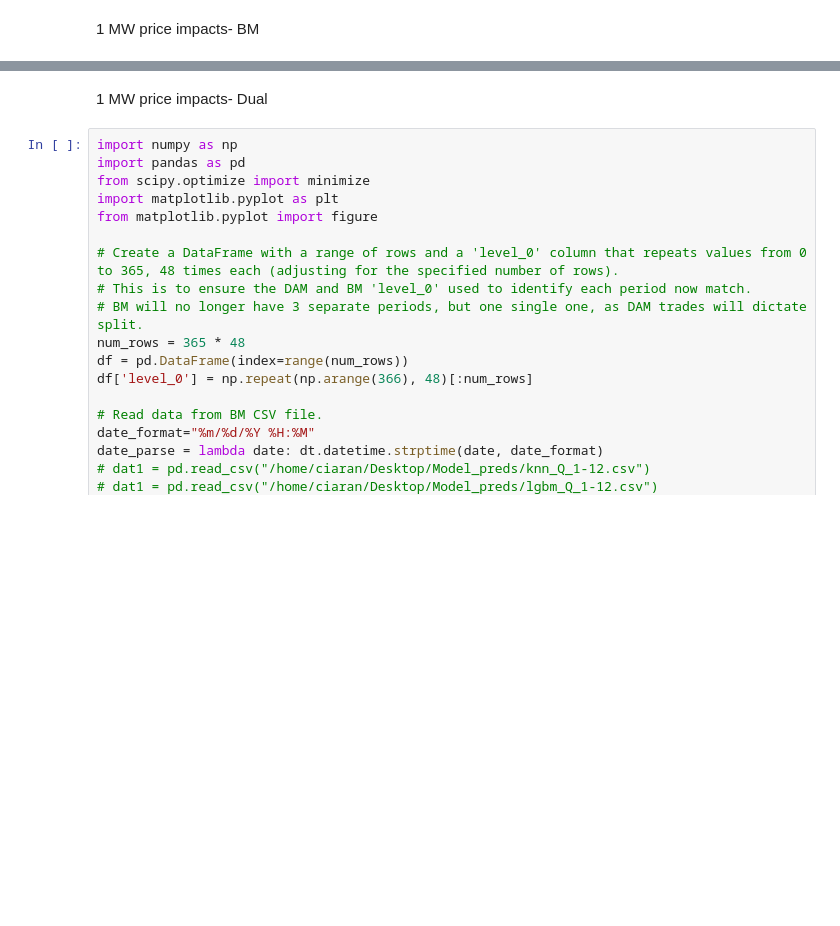
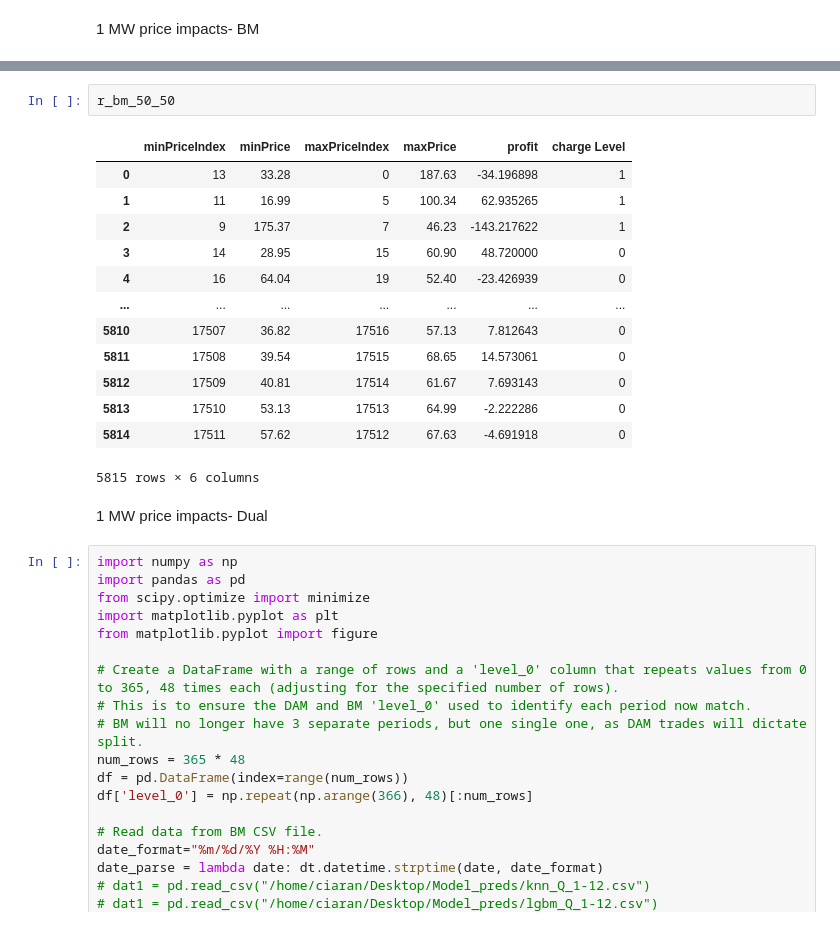
Before and after one commit to ciaranoc123/DAM-BM_Trading, a Jupyter notebook: Trading_strategies.ipynb, the cells around one changed output, grey strips where cells are left out. Saved outputs shown, nothing was run; the diff lists cells and outputs as text; blank space fills up the shorter version.

```diff
--- a/Trading_strategies.ipynb
+++ b/Trading_strategies.ipynb
@@ -2282,3 +2343,19 @@ print(np.round(sum(PF_BM.iloc[:,4:5].values),2))
+# %%
+r_bm_50_50
+# %% [output]
+|  | minPriceIndex | minPrice | maxPriceIndex | maxPrice | profit | charge Level |
+| 0 | 13 | 33.28 | 0 | 187.63 | -34.196898 | 1 |
+| 1 | 11 | 16.99 | 5 | 100.34 | 62.935265 | 1 |
+| 2 | 9 | 175.37 | 7 | 46.23 | -143.217622 | 1 |
+| 3 | 14 | 28.95 | 15 | 60.90 | 48.720000 | 0 |
+| 4 | 16 | 64.04 | 19 | 52.40 | -23.426939 | 0 |
+| ... | ... | ... | ... | ... | ... | ... |
+| 5810 | 17507 | 36.82 | 17516 | 57.13 | 7.812643 | 0 |
+| 5811 | 17508 | 39.54 | 17515 | 68.65 | 14.573061 | 0 |
+| 5812 | 17509 | 40.81 | 17514 | 61.67 | 7.693143 | 0 |
+| 5813 | 17510 | 53.13 | 17513 | 64.99 | -2.222286 | 0 |
+| 5814 | 17511 | 57.62 | 17512 | 67.63 | -4.691918 | 0 |
+5815 rows × 6 columns
 # %% [markdown]
 1 MW price impacts- Dual
 # %%
```
Also changed, not shown: parts of 29 cells of this notebook.
